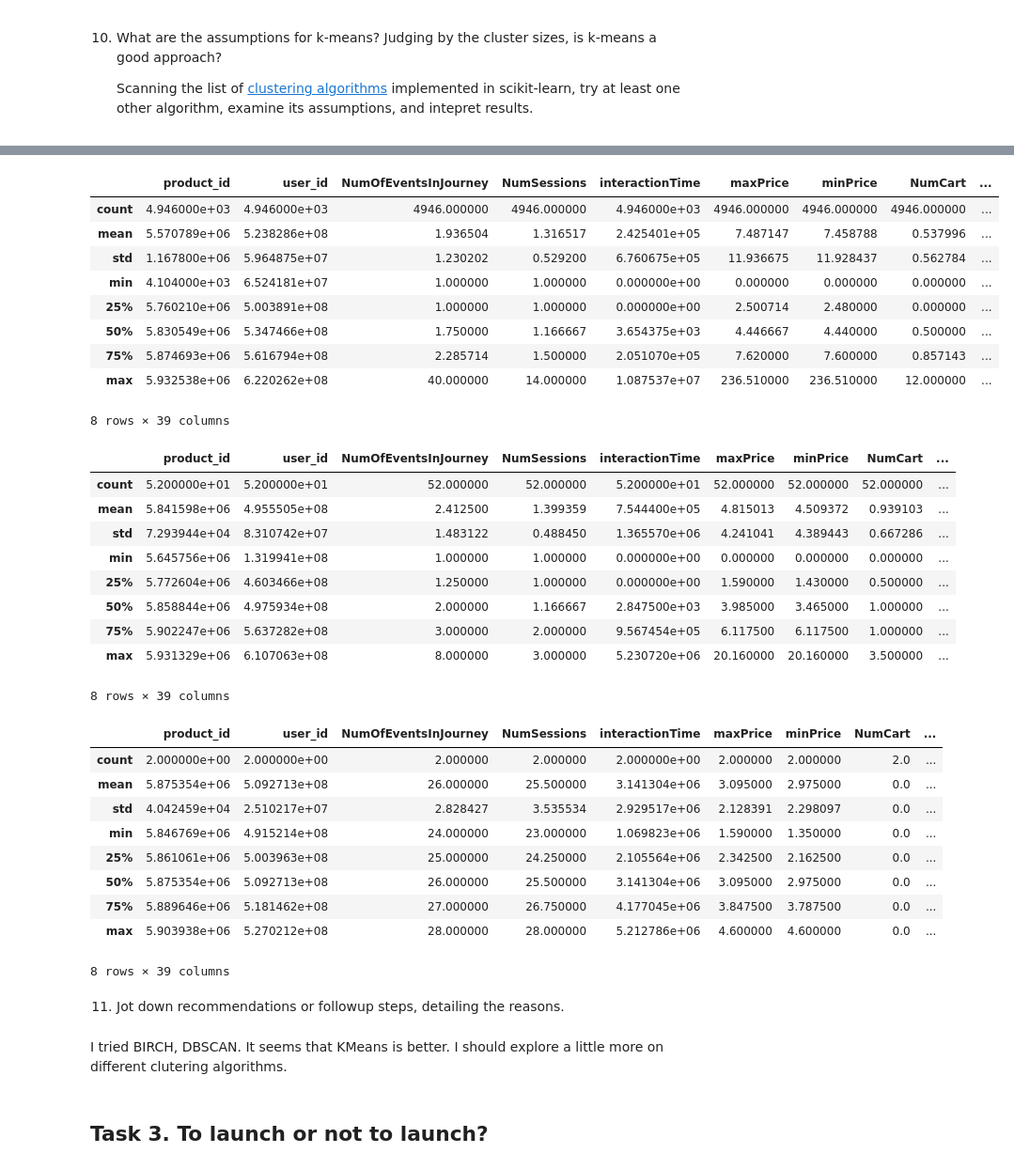
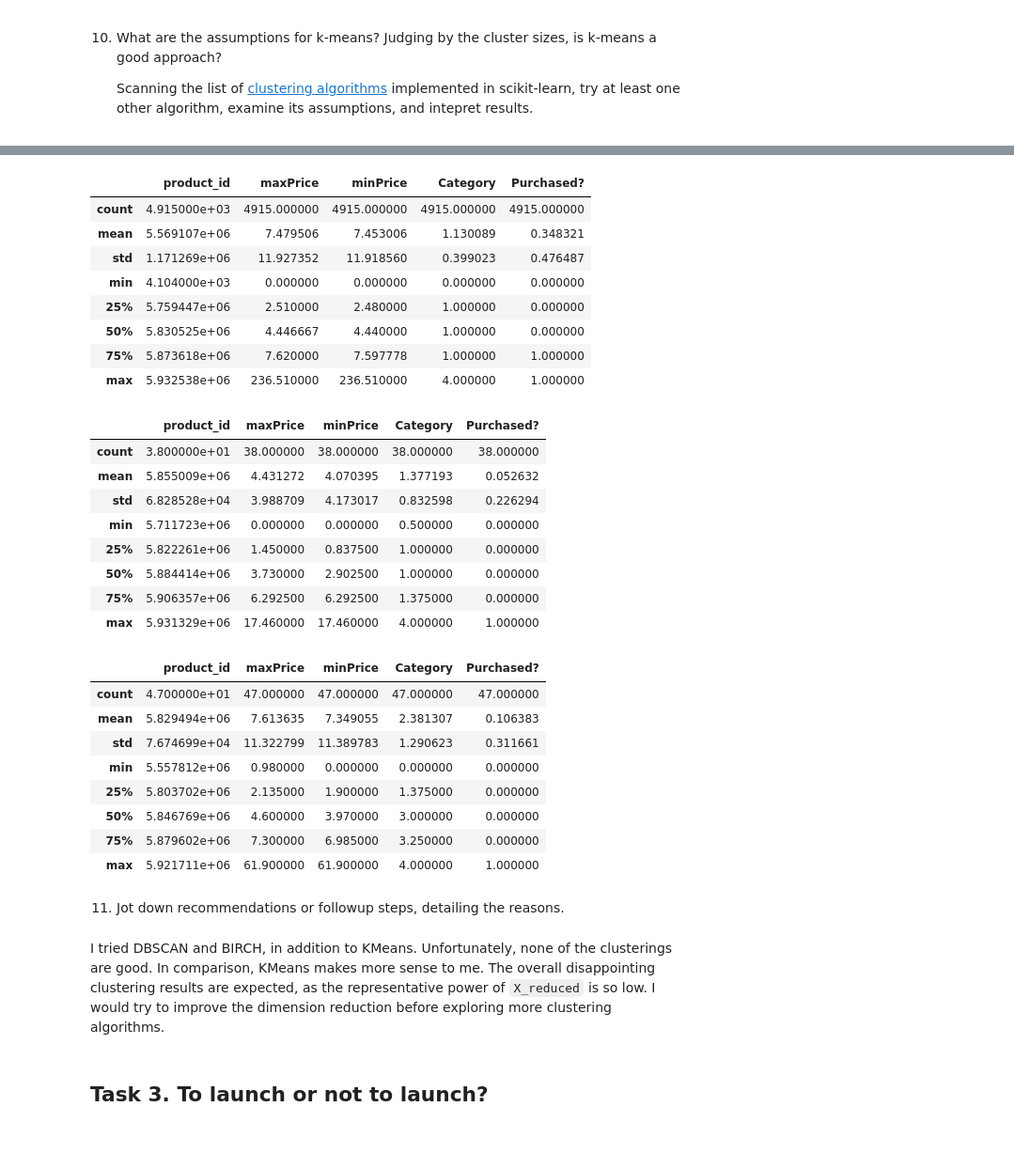
Before and after one commit to yinghu-math/mle9-yinghu, a Jupyter notebook: assignments/week-8-unsupervised-ML/nb/new-product-launch.ipynb, the cells around one changed output, grey strips where cells are left out. Shown at 94% size. Cells and saved outputs as stored; diff of their text form; code cells hidden in the pictures; blank space fills up the shorter version.

```diff
--- a/assignments/week-8-unsupervised-ML/nb/new-product-launch.ipynb
+++ b/assignments/week-8-unsupervised-ML/nb/new-product-launch.ipynb
@@ -369,0 +365,8 @@ past.head()
+# %%
+prod_columns = ['product_id', 'maxPrice', 'minPrice', 'Category', 'Purchased?']
+selected_session_columns = ['NumOfEventsInJourney', 'NumSessions',
+       'interactionTime', 'NumCart', 'NumView',
+       'NumRemove', 'InsessionCart', 'InsessionView', 'InsessionRemove',
+       'Weekend', 'Fr', 'Mon', 'Sat', 'Sun', 'Thu', 'Tue', 'Wed',  'Jan', 'Feb', 'Oct', 'Nov', 'Dec', 'Afternoon', 'Dawn',
+       'EarlyMorning', 'Evening', 'Morning', 'Night', 'Purchased?', 'Noon',
+       'Category']
@@ -447,7 +430,7 @@ class3_df[['maxPrice', 'minPrice', 'Purchased?', 'cluster_pca', 'Weekend']].desc
 # %%
 # YOUR CODE HERE
 from sklearn.cluster import DBSCAN
-dbscan = DBSCAN(eps=0.2, min_samples=6)
+dbscan = DBSCAN(eps=0.5, min_samples=5)
 # %%
 dbscan.fit(X_reduced)
 np.unique(dbscan.labels_)
@@ -536,48 +508,45 @@ birch_class0 = past[past['birch']==0]
 birch_class1 = past[past['birch']==1]
 birch_class2 = past[past['birch']==2]
 # %%
-birch_class0.describe()
+birch_class0[prod_columns].describe()
 # %% [output]
-|  | product_id | user_id | NumOfEventsInJourney | NumSessions | interactionTime | maxPrice | minPrice | NumCart | ... |
-| count | 4.946000e+03 | 4.946000e+03 | 4946.000000 | 4946.000000 | 4.946000e+03 | 4946.000000 | 4946.000000 | 4946.000000 | ... |
-| mean | 5.570789e+06 | 5.238286e+08 | 1.936504 | 1.316517 | 2.425401e+05 | 7.487147 | 7.458788 | 0.537996 | ... |
-| std | 1.167800e+06 | 5.964875e+07 | 1.230202 | 0.529200 | 6.760675e+05 | 11.936675 | 11.928437 | 0.562784 | ... |
-| min | 4.104000e+03 | 6.524181e+07 | 1.000000 | 1.000000 | 0.000000e+00 | 0.000000 | 0.000000 | 0.000000 | ... |
-| 25% | 5.760210e+06 | 5.003891e+08 | 1.000000 | 1.000000 | 0.000000e+00 | 2.500714 | 2.480000 | 0.000000 | ... |
-| 50% | 5.830549e+06 | 5.347466e+08 | 1.750000 | 1.166667 | 3.654375e+03 | 4.446667 | 4.440000 | 0.500000 | ... |
-| 75% | 5.874693e+06 | 5.616794e+08 | 2.285714 | 1.500000 | 2.051070e+05 | 7.620000 | 7.600000 | 0.857143 | ... |
-| max | 5.932538e+06 | 6.220262e+08 | 40.000000 | 14.000000 | 1.087537e+07 | 236.510000 | 236.510000 | 12.000000 | ... |
+|  | product_id | maxPrice | minPrice | Category | Purchased? |
+| count | 4.915000e+03 | 4915.000000 | 4915.000000 | 4915.000000 | 4915.000000 |
+| mean | 5.569107e+06 | 7.479506 | 7.453006 | 1.130089 | 0.348321 |
+| std | 1.171269e+06 | 11.927352 | 11.918560 | 0.399023 | 0.476487 |
+| min | 4.104000e+03 | 0.000000 | 0.000000 | 0.000000 | 0.000000 |
+| 25% | 5.759447e+06 | 2.510000 | 2.480000 | 1.000000 | 0.000000 |
+| 50% | 5.830525e+06 | 4.446667 | 4.440000 | 1.000000 | 0.000000 |
+| 75% | 5.873618e+06 | 7.620000 | 7.597778 | 1.000000 | 1.000000 |
+| max | 5.932538e+06 | 236.510000 | 236.510000 | 4.000000 | 1.000000 |
-8 rows × 39 columns
 # %%
-birch_class1.describe()  ## 52 in this class, low purchase rate
+birch_class1[prod_columns].describe()  ## 52 in this class, low purchase rate
 # %% [output]
-|  | product_id | user_id | NumOfEventsInJourney | NumSessions | interactionTime | maxPrice | minPrice | NumCart | ... |
-| count | 5.200000e+01 | 5.200000e+01 | 52.000000 | 52.000000 | 5.200000e+01 | 52.000000 | 52.000000 | 52.000000 | ... |
-| mean | 5.841598e+06 | 4.955505e+08 | 2.412500 | 1.399359 | 7.544400e+05 | 4.815013 | 4.509372 | 0.939103 | ... |
-| std | 7.293944e+04 | 8.310742e+07 | 1.483122 | 0.488450 | 1.365570e+06 | 4.241041 | 4.389443 | 0.667286 | ... |
-| min | 5.645756e+06 | 1.319941e+08 | 1.000000 | 1.000000 | 0.000000e+00 | 0.000000 | 0.000000 | 0.000000 | ... |
-| 25% | 5.772604e+06 | 4.603466e+08 | 1.250000 | 1.000000 | 0.000000e+00 | 1.590000 | 1.430000 | 0.500000 | ... |
-| 50% | 5.858844e+06 | 4.975934e+08 | 2.000000 | 1.166667 | 2.847500e+03 | 3.985000 | 3.465000 | 1.000000 | ... |
-| 75% | 5.902247e+06 | 5.637282e+08 | 3.000000 | 2.000000 | 9.567454e+05 | 6.117500 | 6.117500 | 1.000000 | ... |
-| max | 5.931329e+06 | 6.107063e+08 | 8.000000 | 3.000000 | 5.230720e+06 | 20.160000 | 20.160000 | 3.500000 | ... |
+|  | product_id | maxPrice | minPrice | Category | Purchased? |
+| count | 3.800000e+01 | 38.000000 | 38.000000 | 38.000000 | 38.000000 |
+| mean | 5.855009e+06 | 4.431272 | 4.070395 | 1.377193 | 0.052632 |
+| std | 6.828528e+04 | 3.988709 | 4.173017 | 0.832598 | 0.226294 |
+| min | 5.711723e+06 | 0.000000 | 0.000000 | 0.500000 | 0.000000 |
+| 25% | 5.822261e+06 | 1.450000 | 0.837500 | 1.000000 | 0.000000 |
+| 50% | 5.884414e+06 | 3.730000 | 2.902500 | 1.000000 | 0.000000 |
+| 75% | 5.906357e+06 | 6.292500 | 6.292500 | 1.375000 | 0.000000 |
+| max | 5.931329e+06 | 17.460000 | 17.460000 | 4.000000 | 1.000000 |
-8 rows × 39 columns
 # %%
-birch_class2.describe()  ## only two points in this class, low purchase rate
+birch_class2[prod_columns].describe()  ## only two points in this class, low purchase rate
 # %% [output]
-|  | product_id | user_id | NumOfEventsInJourney | NumSessions | interactionTime | maxPrice | minPrice | NumCart | ... |
-| count | 2.000000e+00 | 2.000000e+00 | 2.000000 | 2.000000 | 2.000000e+00 | 2.000000 | 2.000000 | 2.0 | ... |
-| mean | 5.875354e+06 | 5.092713e+08 | 26.000000 | 25.500000 | 3.141304e+06 | 3.095000 | 2.975000 | 0.0 | ... |
-| std | 4.042459e+04 | 2.510217e+07 | 2.828427 | 3.535534 | 2.929517e+06 | 2.128391 | 2.298097 | 0.0 | ... |
-| min | 5.846769e+06 | 4.915214e+08 | 24.000000 | 23.000000 | 1.069823e+06 | 1.590000 | 1.350000 | 0.0 | ... |
-| 25% | 5.861061e+06 | 5.003963e+08 | 25.000000 | 24.250000 | 2.105564e+06 | 2.342500 | 2.162500 | 0.0 | ... |
-| 50% | 5.875354e+06 | 5.092713e+08 | 26.000000 | 25.500000 | 3.141304e+06 | 3.095000 | 2.975000 | 0.0 | ... |
-| 75% | 5.889646e+06 | 5.181462e+08 | 27.000000 | 26.750000 | 4.177045e+06 | 3.847500 | 3.787500 | 0.0 | ... |
-| max | 5.903938e+06 | 5.270212e+08 | 28.000000 | 28.000000 | 5.212786e+06 | 4.600000 | 4.600000 | 0.0 | ... |
+|  | product_id | maxPrice | minPrice | Category | Purchased? |
+| count | 4.700000e+01 | 47.000000 | 47.000000 | 47.000000 | 47.000000 |
+| mean | 5.829494e+06 | 7.613635 | 7.349055 | 2.381307 | 0.106383 |
+| std | 7.674699e+04 | 11.322799 | 11.389783 | 1.290623 | 0.311661 |
+| min | 5.557812e+06 | 0.980000 | 0.000000 | 0.000000 | 0.000000 |
+| 25% | 5.803702e+06 | 2.135000 | 1.900000 | 1.375000 | 0.000000 |
+| 50% | 5.846769e+06 | 4.600000 | 3.970000 | 3.000000 | 0.000000 |
+| 75% | 5.879602e+06 | 7.300000 | 6.985000 | 3.250000 | 0.000000 |
+| max | 5.921711e+06 | 61.900000 | 61.900000 | 4.000000 | 1.000000 |
-8 rows × 39 columns
 # %% [markdown]
 11. Jot down recommendations or followup steps, detailing the reasons.
 # %% [markdown]
-I tried BIRCH, DBSCAN. It seems that KMeans is better. I should explore a little more on different clutering algorithms.
+I tried DBSCAN and BIRCH, in addition to KMeans. Unfortunately, none of the clusterings are good. In comparison, KMeans makes more sense to me. The overall disappointing clustering results are expected, as the representative power of `X_reduced` is so low. I would try to improve the dimension reduction before exploring more clustering algorithms.
 # %% [markdown]
 ## Task 3. To launch or not to launch?
 # %% [markdown]
```
Also changed, not shown: parts of 47 cells of this notebook, 1 other file.
